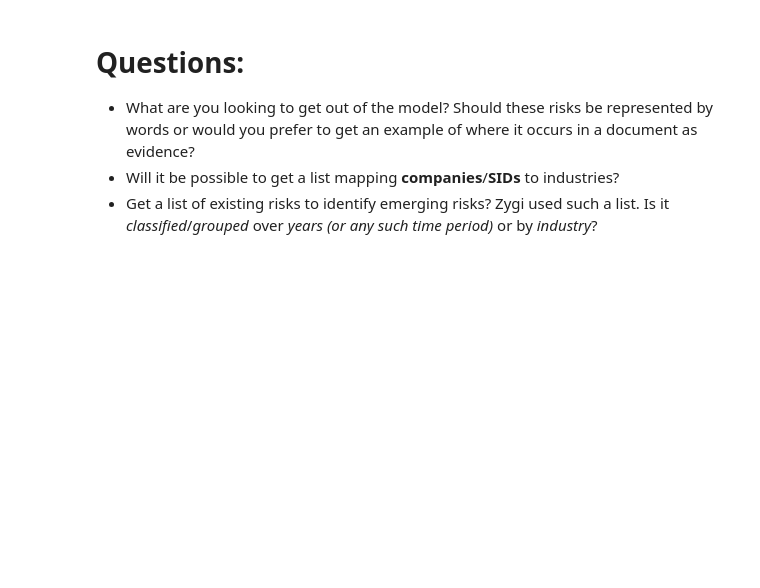
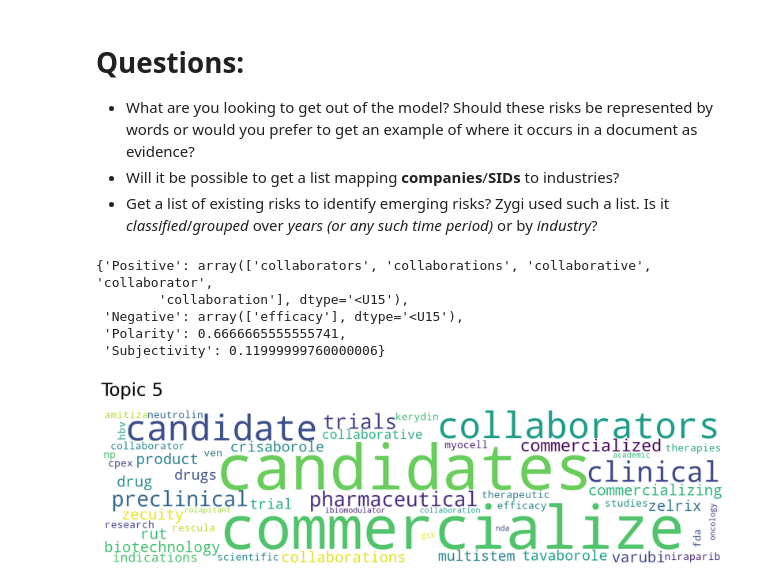
Before and after one commit to Dhruv26/10K-emerging-risk-detection, a Jupyter notebook: notebooks/topic_modelling_demo.ipynb, the cells around one changed output. Saved outputs shown, nothing was run; the diff lists cells and outputs as text; code cells hidden in the pictures; blank space fills up the shorter version.

```diff
--- a/notebooks/topic_modelling_demo.ipynb
+++ b/notebooks/topic_modelling_demo.ipynb
@@ -136,3 +174,15 @@ topics, probs, topic_nums = model.get_topics()
 * What are you looking to get out of the model? Should these risks be represented by words or would you prefer to get an example of where it occurs in a document as evidence?
 * Will it be possible to get a list mapping **companies**/**SIDs** to industries?
 * Get a list of existing risks to identify emerging risks? Zygi used such a list. Is it *classified*/*grouped* over *years (or any such time period)* or by *industry*?
+# %%
+get_token_sentiment(topics[5])
+# %% [output]
+{'Positive': array(['collaborators', 'collaborations', 'collaborative', 'collaborator',
+        'collaboration'], dtype='<U15'),
+ 'Negative': array(['efficacy'], dtype='<U15'),
+ 'Polarity': 0.6666665555555741,
+ 'Subjectivity': 0.11999999760000006}
+# %%
+model.generate_topic_wordcloud(5, background_color='white')
+# %% [output]
+[figure, added]
```
Also changed, not shown: parts of 7 cells of this notebook, 6 other files.
